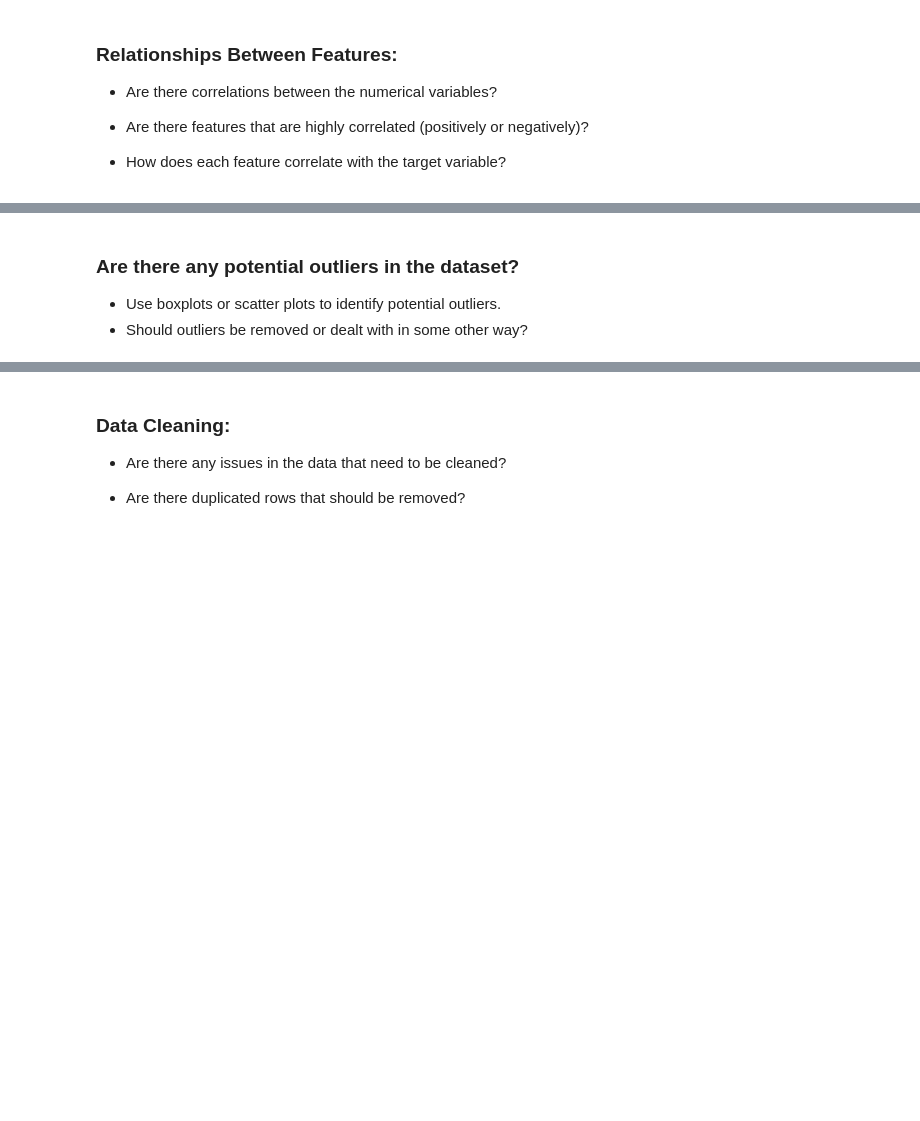
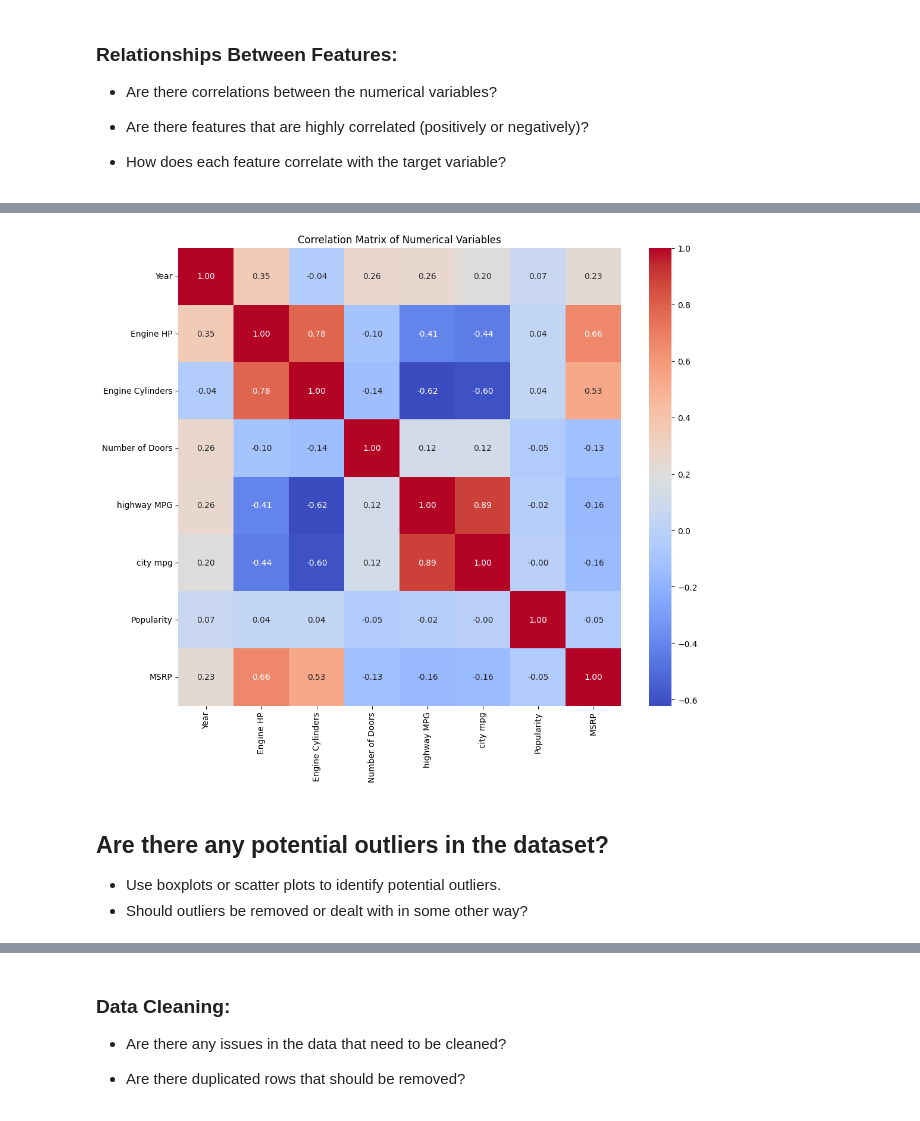
Before and after one commit to ToshiroHJJZ/Machine_Learning_in_the_Cloud, a Jupyter notebook: LR_Practice.ipynb, the cells around one changed output, grey strips where cells are left out. Saved outputs shown, nothing was run; the diff lists cells and outputs as text; code cells hidden in the pictures; blank space fills up the shorter version.

```diff
--- a/LR_Practice.ipynb
+++ b/LR_Practice.ipynb
@@ -34,3 +160,11 @@ If the target variable is numerical (e.g., house prices, car prices or insurance
 
 - Are there features that are highly correlated (positively or negatively)?
 - How does each feature correlate with the target variable?
+# %%
+# prompt: correlation table and heatmap of numerical variables
+
+import matplotlib.pyplot as plt
+# Correlation table
+data1 = data.select_dtypes(include=[np.number])
+correlation_matrix = data1.corr()
+print(correlation_matrix)
@@ -36,0 +191,9 @@ If the target variable is numerical (e.g., house prices, car prices or insurance
+# %%
+# Heatmap
+import seaborn as sns
+plt.figure(figsize=(12, 10))
+sns.heatmap(correlation_matrix, annot=True, cmap='coolwarm', fmt=".2f")
+plt.title('Correlation Matrix of Numerical Variables')
+plt.show()
+# %% [output]
+[figure, added]
@@ -37,4 +204,4 @@ If the target variable is numerical (e.g., house prices, car prices or insurance
 # %% [markdown]
-### Are there any potential outliers in the dataset?
+## Are there any potential outliers in the dataset?
 - Use boxplots or scatter plots to identify potential outliers.
 - Should outliers be removed or dealt with in some other way?
```
Also changed, not shown: parts of 34 cells of this notebook.
